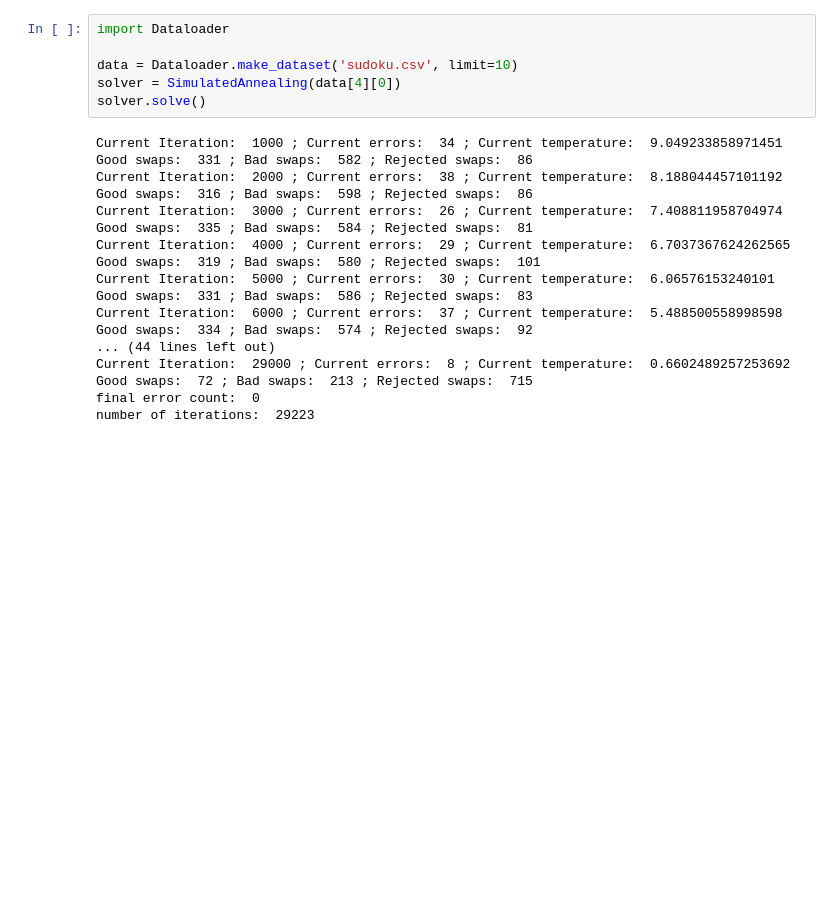
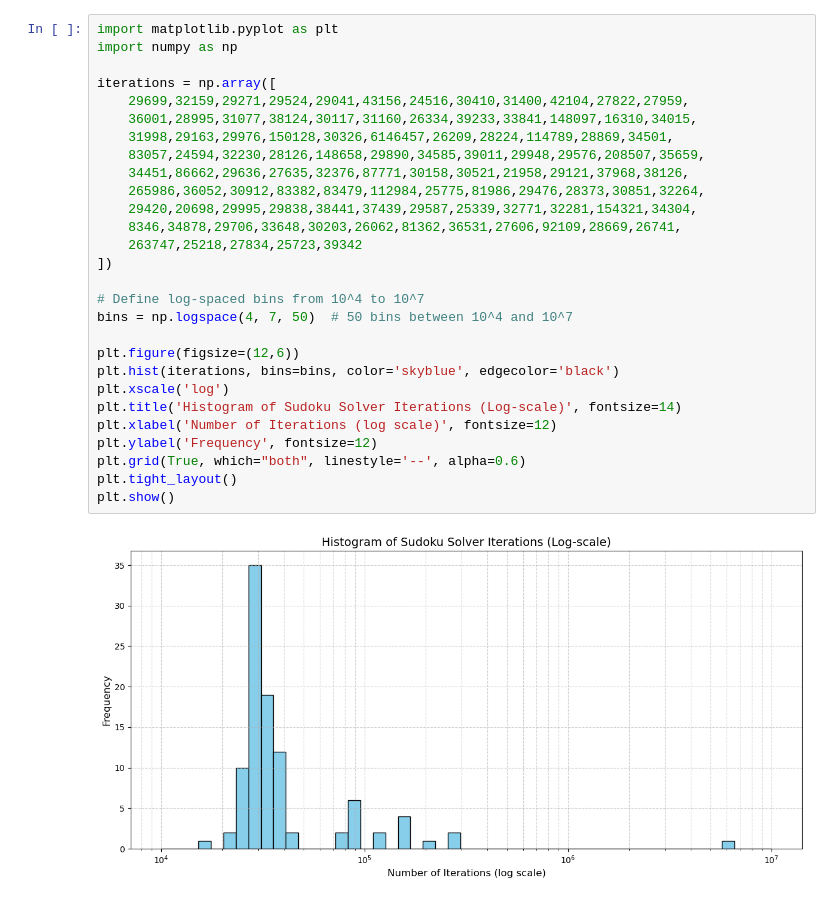
Before and after one commit to octapi345/CS8045_Sudoku_Proj, a Jupyter notebook: SimAl.ipynb, the cells around one changed output. Saved outputs shown, nothing was run; the diff lists cells and outputs as text; blank space fills up the shorter version.

```diff
--- a/SimAl.ipynb
+++ b/SimAl.ipynb
@@ -170,24 +153,30 @@ Median number of iters was:  30994.5
-# %%
-import Dataloader
-
-data = Dataloader.make_dataset('sudoku.csv', limit=10)
-solver = SimulatedAnnealing(data[4][0])
-solver.solve()
-# %% [output]
-Current Iteration:  1000 ; Current errors:  34 ; Current temperature:  9.049233858971451
-Good swaps:  331 ; Bad swaps:  582 ; Rejected swaps:  86
-Current Iteration:  2000 ; Current errors:  38 ; Current temperature:  8.188044457101192
-Good swaps:  316 ; Bad swaps:  598 ; Rejected swaps:  86
-Current Iteration:  3000 ; Current errors:  26 ; Current temperature:  7.408811958704974
-Good swaps:  335 ; Bad swaps:  584 ; Rejected swaps:  81
-Current Iteration:  4000 ; Current errors:  29 ; Current temperature:  6.7037367624262565
-Good swaps:  319 ; Bad swaps:  580 ; Rejected swaps:  101
-Current Iteration:  5000 ; Current errors:  30 ; Current temperature:  6.06576153240101
-Good swaps:  331 ; Bad swaps:  586 ; Rejected swaps:  83
-Current Iteration:  6000 ; Current errors:  37 ; Current temperature:  5.488500558998598
-Good swaps:  334 ; Bad swaps:  574 ; Rejected swaps:  92
-... (44 lines left out)
-Current Iteration:  29000 ; Current errors:  8 ; Current temperature:  0.6602489257253692
-Good swaps:  72 ; Bad swaps:  213 ; Rejected swaps:  715
-final error count:  0
-number of iterations:  29223
+# %%
+import matplotlib.pyplot as plt
+import numpy as np
+
+iterations = np.array([
+    29699,32159,29271,29524,29041,43156,24516,30410,31400,42104,27822,27959,
+    36001,28995,31077,38124,30117,31160,26334,39233,33841,148097,16310,34015,
+    31998,29163,29976,150128,30326,6146457,26209,28224,114789,28869,34501,
+    83057,24594,32230,28126,148658,29890,34585,39011,29948,29576,208507,35659,
+    34451,86662,29636,27635,32376,87771,30158,30521,21958,29121,37968,38126,
+    265986,36052,30912,83382,83479,112984,25775,81986,29476,28373,30851,32264,
+    29420,20698,29995,29838,38441,37439,29587,25339,32771,32281,154321,34304,
+    8346,34878,29706,33648,30203,26062,81362,36531,27606,92109,28669,26741,
+    263747,25218,27834,25723,39342
+])
+
+# Define log-spaced bins from 10^4 to 10^7
+bins = np.logspace(4, 7, 50)  # 50 bins between 10^4 and 10^7
+
+plt.figure(figsize=(12,6))
+plt.hist(iterations, bins=bins, color='skyblue', edgecolor='black')
+plt.xscale('log')
+plt.title('Histogram of Sudoku Solver Iterations (Log-scale)', fontsize=14)
+plt.xlabel('Number of Iterations (log scale)', fontsize=12)
+plt.ylabel('Frequency', fontsize=12)
+plt.grid(True, which="both", linestyle='--', alpha=0.6)
+plt.tight_layout()
+plt.show()
+# %% [output]
+[figure, added]
```
Also changed, not shown: parts of 3 cells of this notebook.
